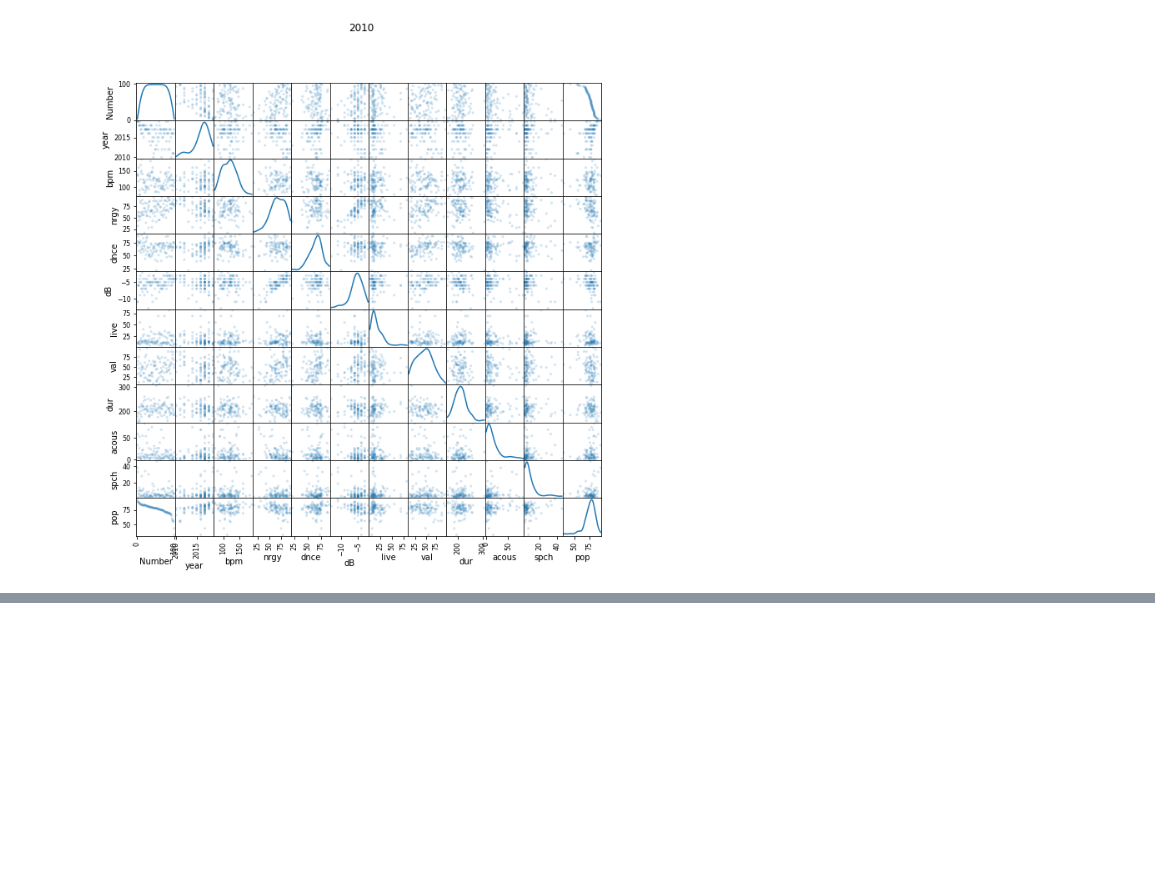
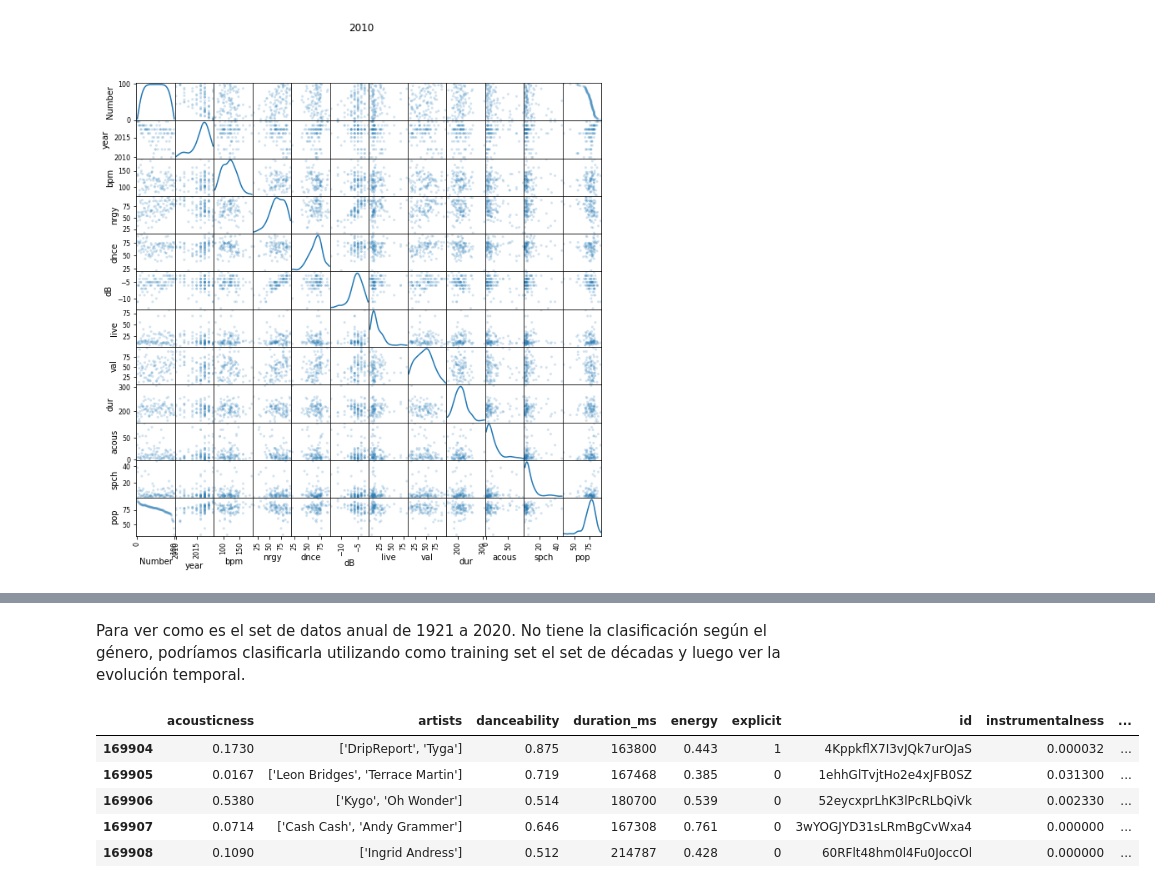
Before and after one commit to danielasenraoka/music_evolution, a Jupyter notebook: exploratory_anaysis.ipynb, the cells around one changed output, grey strips where cells are left out. Cells and saved outputs as stored; diff of their text form; code cells hidden in the pictures; blank space fills up the shorter version.

Commit message:
agrego datos 1921-2020

```diff
--- a/exploratory_anaysis.ipynb
+++ b/exploratory_anaysis.ipynb
@@ -20,6 +22,8 @@ df1980 = pd.read_csv('https://drive.google.com/uc?id=1hUBBrAvJ1TTEv6DX6C8jKIEKov
 df1990 = pd.read_csv('https://drive.google.com/uc?id=1ESVRKbOtHBTP0Xb4AS18fj_gVkjyZD0O')
 df2000 = pd.read_csv('https://drive.google.com/uc?id=1b27bWLmepXYmbDNfQ6XIqBt2t3Eu2w4h')
 df2010 = pd.read_csv('https://drive.google.com/uc?id=1uMLElUSFgFUh4r68Bia_sNo29lUJDwY8')
+
+df1921_2020 = pd.read_csv('https://drive.google.com/uc?id=1WDwMPhvSGxKgyfKNLBm5o0dEXjBvJdIC')
 # %%
 df1950.head()
 # %% [output]
@@ -46,0 +84,12 @@ for decade in decades:
+# %% [markdown]
+Para ver como es el set de datos anual de 1921 a 2020.
+No tiene la clasificación según el género, podríamos clasificarla utilizando como training set el set de décadas y luego ver la evolución temporal.
+# %%
+df1921_2020.tail()
+# %% [output]
+|  | acousticness | artists | danceability | duration_ms | energy | explicit | id | instrumentalness | ... |
+| 169904 | 0.1730 | ['DripReport', 'Tyga'] | 0.875 | 163800 | 0.443 | 1 | 4KppkflX7I3vJQk7urOJaS | 0.000032 | ... |
+| 169905 | 0.0167 | ['Leon Bridges', 'Terrace Martin'] | 0.719 | 167468 | 0.385 | 0 | 1ehhGlTvjtHo2e4xJFB0SZ | 0.031300 | ... |
+| 169906 | 0.5380 | ['Kygo', 'Oh Wonder'] | 0.514 | 180700 | 0.539 | 0 | 52eycxprLhK3lPcRLbQiVk | 0.002330 | ... |
+| 169907 | 0.0714 | ['Cash Cash', 'Andy Grammer'] | 0.646 | 167308 | 0.761 | 0 | 3wYOGJYD31sLRmBgCvWxa4 | 0.000000 | ... |
+| 169908 | 0.1090 | ['Ingrid Andress'] | 0.512 | 214787 | 0.428 | 0 | 60RFlt48hm0l4Fu0JoccOl | 0.000000 | ... |
```
Also changed, not shown: parts of 7 cells of this notebook.
